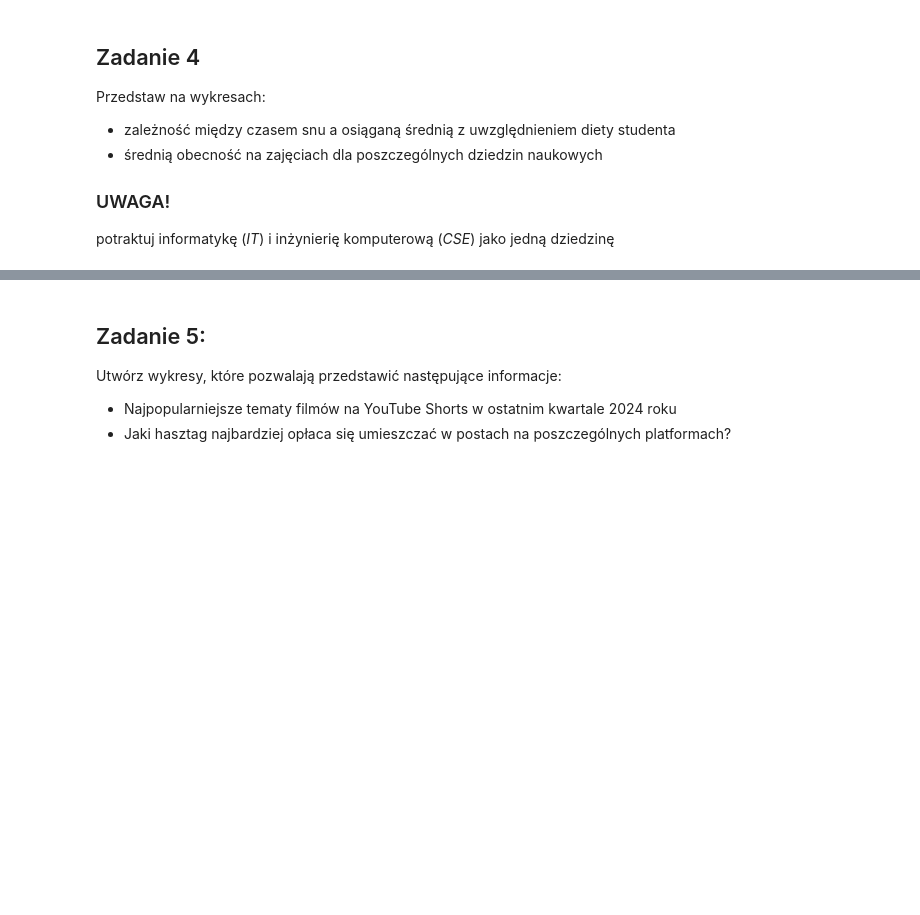
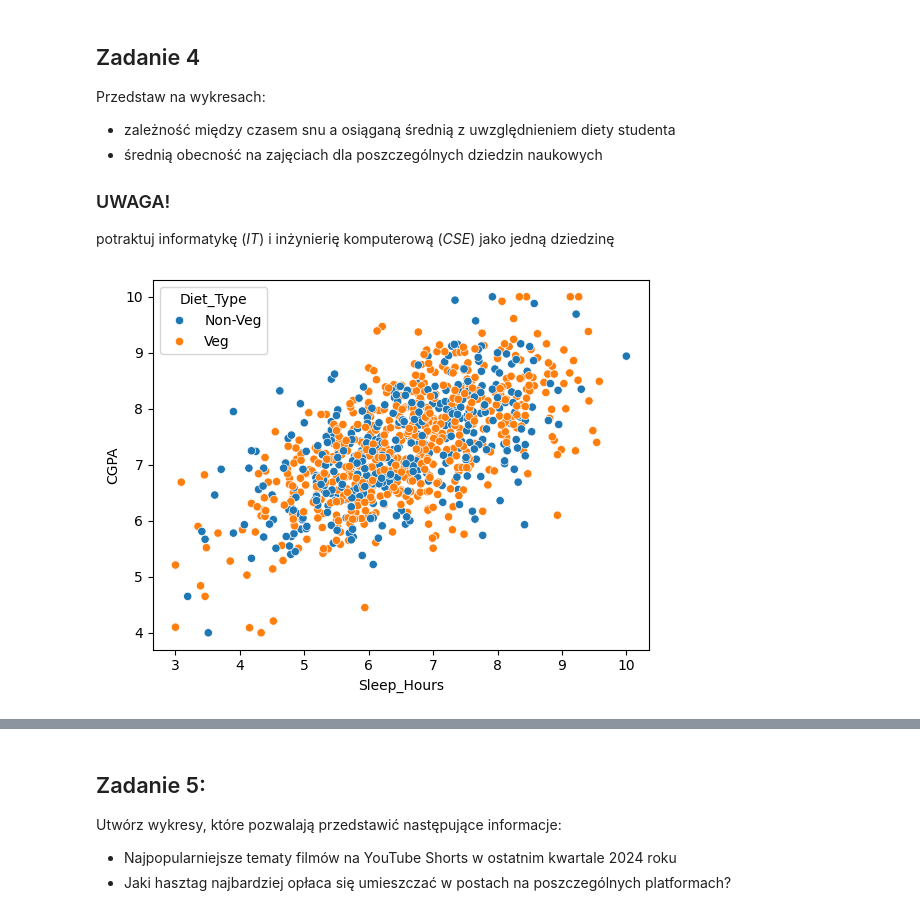
Before and after one commit to Zajecia-na-PWr-LR/lista-1-kub47, a Jupyter notebook: UczenieMaszynowe_25_26_Lista1.ipynb, the cells around one changed output, grey strips where cells are left out. Cells and saved outputs as stored; diff of their text form; code cells hidden in the pictures; blank space fills up the shorter version.

```diff
--- a/UczenieMaszynowe_25_26_Lista1.ipynb
+++ b/UczenieMaszynowe_25_26_Lista1.ipynb
@@ -178,3 +178,19 @@ Przedstaw na wykresach:
 - średnią obecność na zajęciach dla poszczególnych dziedzin naukowych
 ### UWAGA!
 potraktuj informatykę (*IT*) i inżynierię komputerową (*CSE*) jako jedną dziedzinę
+# %%
+# wykres 1
+df["Branch"] = df["Branch"].replace({
+    "CSE": "IT"
+})
+
+sns.scatterplot(
+    data=df,
+    x="Sleep_Hours",
+    y="CGPA",
+    hue="Diet_Type"
+)
+
+plt.show()
+# %% [output]
+[figure, added]
```
Also changed, not shown: parts of 1 cell of this notebook.
